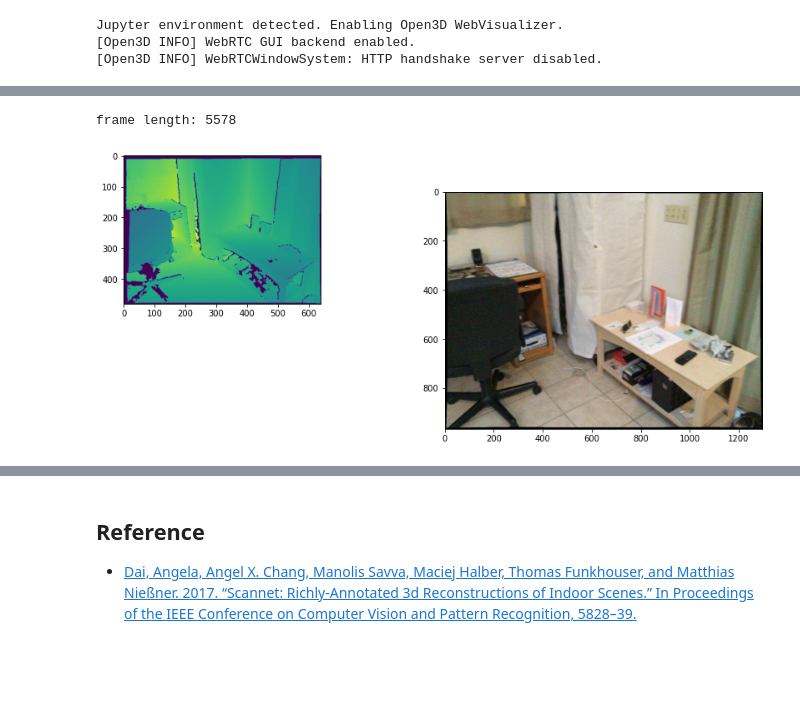
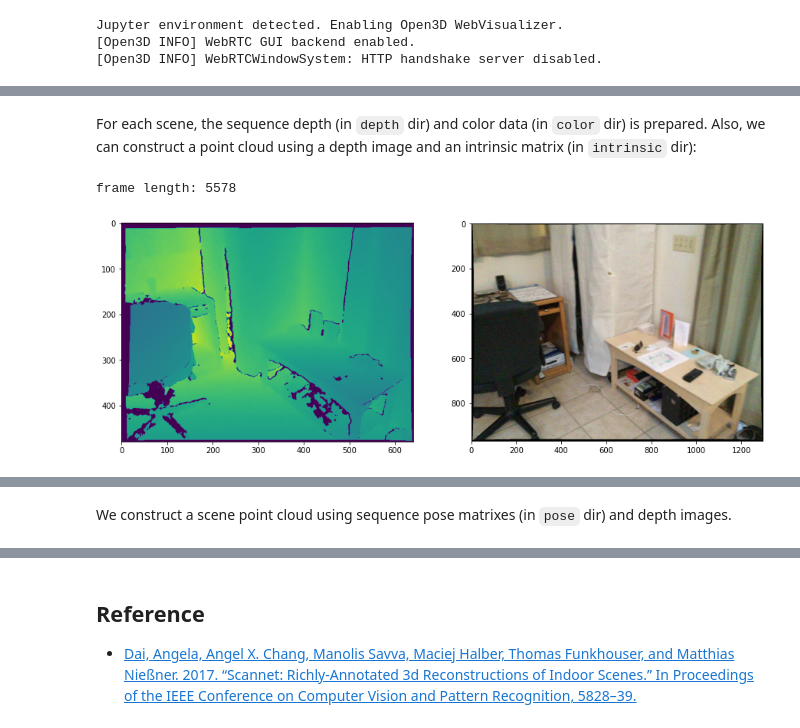
Before and after one commit to Obarads/Point_Cloud_Tutorial, a Jupyter notebook: python/datasets/scannet.ipynb, the cells around one changed output, grey strips where cells are left out. Cells and saved outputs as stored; diff of their text form; code cells hidden in the pictures; blank space fills up the shorter version.

```diff
--- a/python/datasets/scannet.ipynb
+++ b/python/datasets/scannet.ipynb
@@ -62,33 +71,45 @@ cy = data.depth_image_intrinsic_matrix[1, 2]
+# %% [markdown]
+For each scene, the sequence depth (in `depth` dir) and color data (in `color` dir) is prepared. Also, we can construct a point cloud using a depth image and an intrinsic matrix (in `intrinsic` dir):
 # %%
+# check number of frames and select frame index for demonstration.
 print(f"frame length: {len(data.color_image_paths)}")
 frame_idx = 0
 
 # loading data
 depth_image = cv2.imread(data.depth_image_paths[frame_idx], -1)
 color_image = cv2.cvtColor(cv2.imread(data.color_image_paths[frame_idx]), cv2.COLOR_BGR2RGB)
 
 # plot images
 fig = plt.figure(figsize=(15, 15))
-ax1 = fig.add_subplot(421)
+ax1 = fig.add_subplot(221)
 ax1.imshow(depth_image)
 ax2 = fig.add_subplot(222)
 ax2.imshow(color_image)
 plt.show()
+
+
+# get a focal length and principal point.
+fx = data.depth_image_intrinsic_matrix[0, 0]
+fy = data.depth_image_intrinsic_matrix[1, 1]
+cx = data.depth_image_intrinsic_matrix[0, 2]
+cy = data.depth_image_intrinsic_matrix[1, 2]
 
 # construct a point cloud
 point_cloud, pixel_indices = depth_to_point(cv2.imread(data.depth_image_paths[frame_idx], -1), fx, fy, cx, cy)
 pose_matrix = np.loadtxt(data.pose_file_paths[frame_idx])
 point_cloud = tm.transformation(point_cloud, pose_matrix)
 color_image = cv2.resize(color_image, depth_image.T.shape)
 colors = color_image[pixel_indices[:,1], pixel_indices[:, 0]]
 
 # plot a point cloud
 obj_points = jv.point(point_cloud, colors=colors)
 jv.display([obj_points])
 # %% [output]
 frame length: 5578
-[figure, old version]
+[figure, new version]
 [interactive output not drawn]
+# %% [markdown]
+We construct a scene point cloud using sequence pose matrixes (in `pose` dir) and depth images.
 # %%
 obj_points_list = []
 curr_pose_matrix = np.identity(4, np.float32)
```
Also changed, not shown: parts of 6 cells of this notebook, 5 other files.
